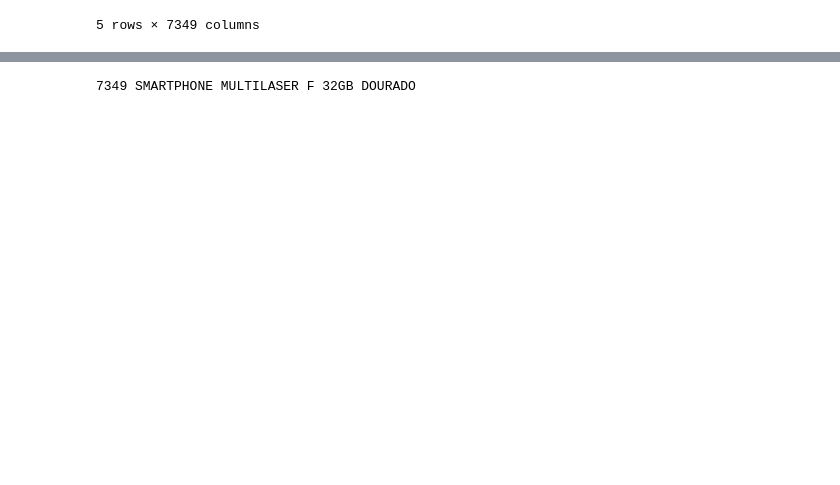
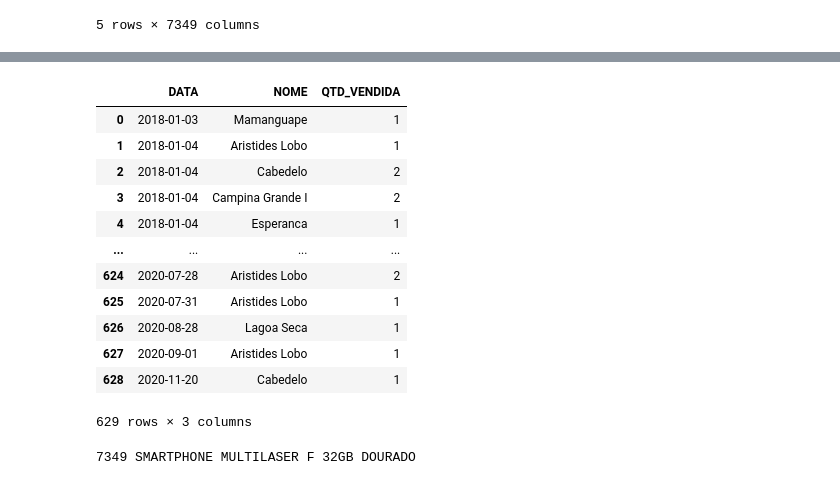
Before and after one commit to LuyzaDomingos/PrevisaoVendasFinalVersion, a Jupyter notebook: previsao/ProcessamentoDados.ipynb, the cells around one changed output, grey strips where cells are left out. Saved outputs shown, nothing was run; the diff lists cells and outputs as text; code cells hidden in the pictures; blank space fills up the shorter version.

Commit message:
Store data preprocessing

```diff
--- a/previsao/ProcessamentoDados.ipynb
+++ b/previsao/ProcessamentoDados.ipynb
@@ -76,0 +178,16 @@ df2.head()
+# %%
+a[(a['NOME'] == 'Ico') & (a['PRODUTO'] == 'CONDICIONADOR DE AR TIPO SPLIT FIT CCSF9-R4')]
+# %% [output]
+|  | DATA | NOME | QTD_VENDIDA |
+| 0 | 2018-01-03 | Mamanguape | 1 |
+| 1 | 2018-01-04 | Aristides Lobo | 1 |
+| 2 | 2018-01-04 | Cabedelo | 2 |
+| 3 | 2018-01-04 | Campina Grande I | 2 |
+| 4 | 2018-01-04 | Esperanca | 1 |
+| ... | ... | ... | ... |
+| 624 | 2020-07-28 | Aristides Lobo | 2 |
+| 625 | 2020-07-31 | Aristides Lobo | 1 |
+| 626 | 2020-08-28 | Lagoa Seca | 1 |
+| 627 | 2020-09-01 | Aristides Lobo | 1 |
+| 628 | 2020-11-20 | Cabedelo | 1 |
+629 rows × 3 columns
```
Also changed, not shown: parts of 8 cells of this notebook.
